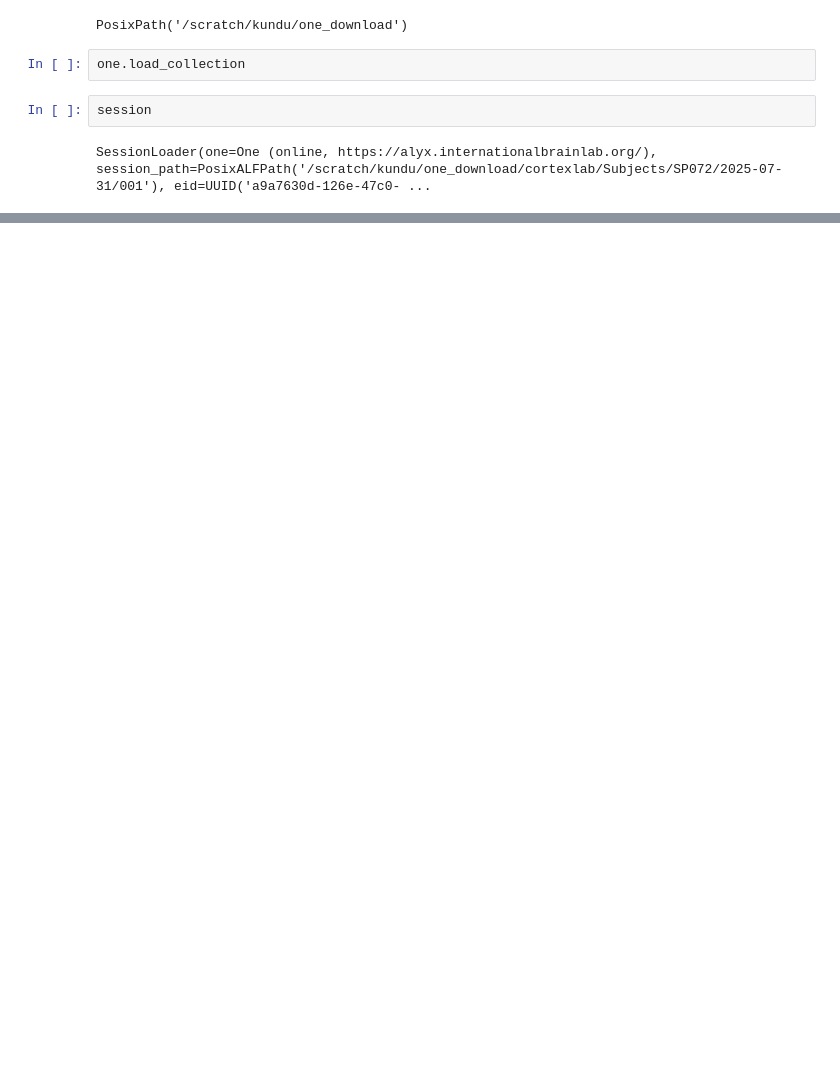
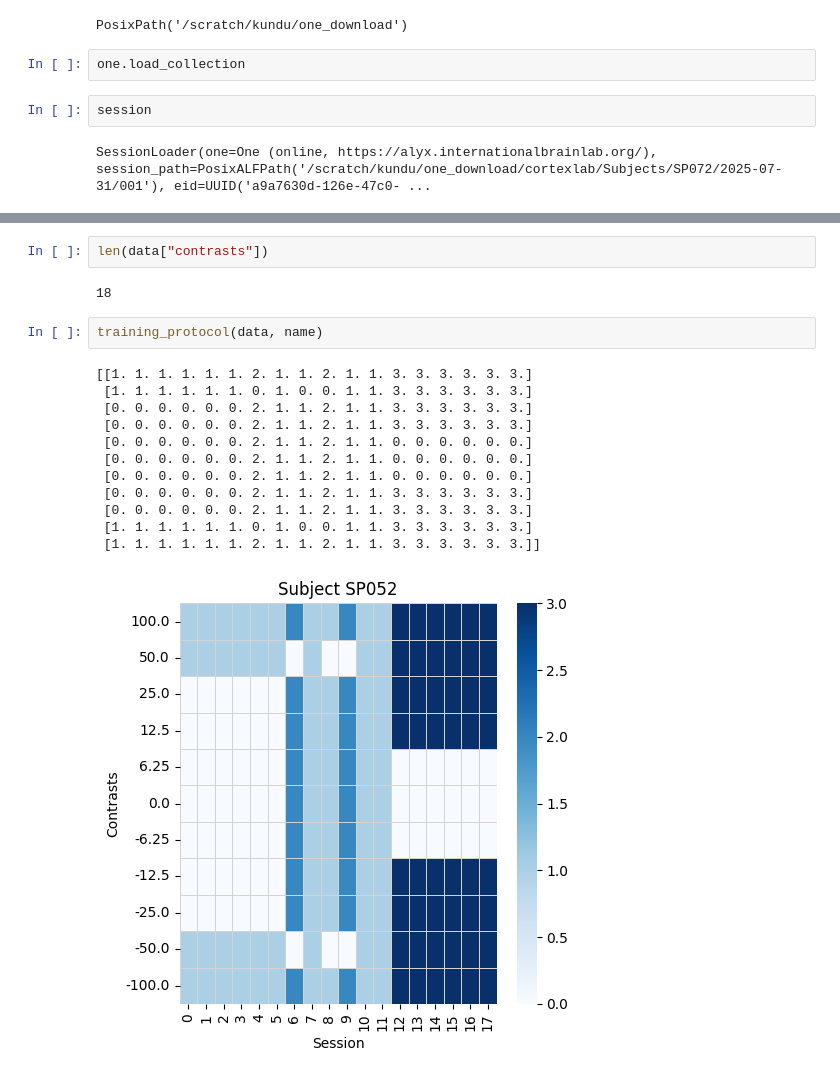
Before and after one commit to debottamKundu/ibl-partial-info-decomp, a Jupyter notebook: notebooks/2photon.ipynb, the cells around one changed output, grey strips where cells are left out. Cells and saved outputs as stored; diff of their text form; blank space fills up the shorter version.

```diff
--- a/notebooks/2photon.ipynb
+++ b/notebooks/2photon.ipynb
@@ -81,0 +170,19 @@ SessionLoader(one=One (online, https://alyx.internationalbrainlab.org/), session
+# %%
+len(data["contrasts"])
+# %% [output]
+18
+# %%
+training_protocol(data, name)
+# %% [output]
+[[1. 1. 1. 1. 1. 1. 2. 1. 1. 2. 1. 1. 3. 3. 3. 3. 3. 3.]
+ [1. 1. 1. 1. 1. 1. 0. 1. 0. 0. 1. 1. 3. 3. 3. 3. 3. 3.]
+ [0. 0. 0. 0. 0. 0. 2. 1. 1. 2. 1. 1. 3. 3. 3. 3. 3. 3.]
+ [0. 0. 0. 0. 0. 0. 2. 1. 1. 2. 1. 1. 3. 3. 3. 3. 3. 3.]
+ [0. 0. 0. 0. 0. 0. 2. 1. 1. 2. 1. 1. 0. 0. 0. 0. 0. 0.]
+ [0. 0. 0. 0. 0. 0. 2. 1. 1. 2. 1. 1. 0. 0. 0. 0. 0. 0.]
+ [0. 0. 0. 0. 0. 0. 2. 1. 1. 2. 1. 1. 0. 0. 0. 0. 0. 0.]
+ [0. 0. 0. 0. 0. 0. 2. 1. 1. 2. 1. 1. 3. 3. 3. 3. 3. 3.]
+ [0. 0. 0. 0. 0. 0. 2. 1. 1. 2. 1. 1. 3. 3. 3. 3. 3. 3.]
+ [1. 1. 1. 1. 1. 1. 0. 1. 0. 0. 1. 1. 3. 3. 3. 3. 3. 3.]
+ [1. 1. 1. 1. 1. 1. 2. 1. 1. 2. 1. 1. 3. 3. 3. 3. 3. 3.]]
+[figure, added]
```
Also changed, not shown: parts of 13 cells of this notebook, 6 other files.
